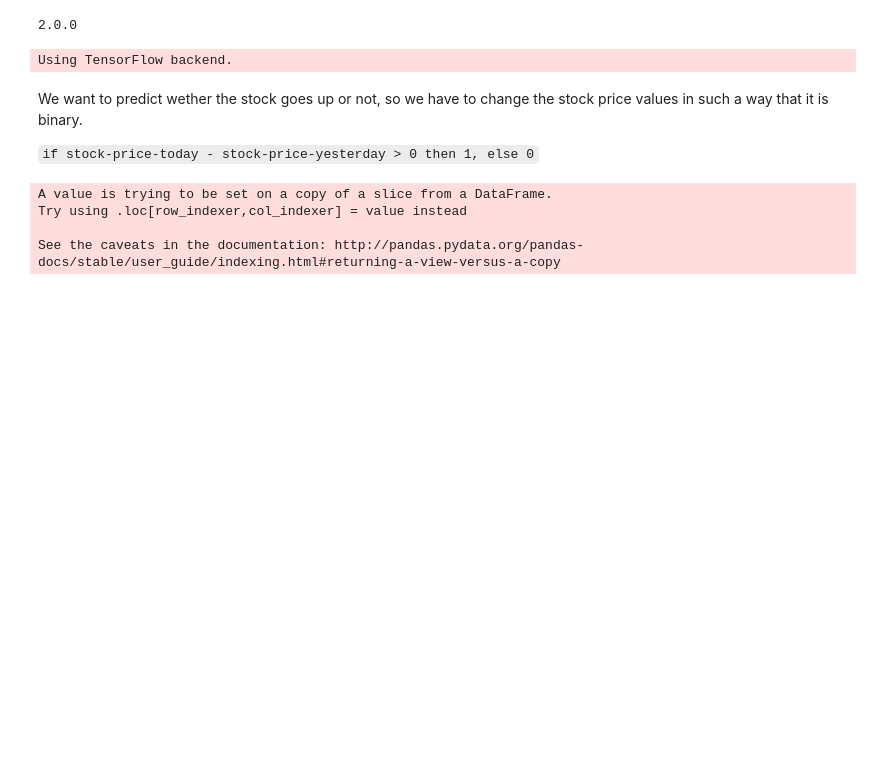
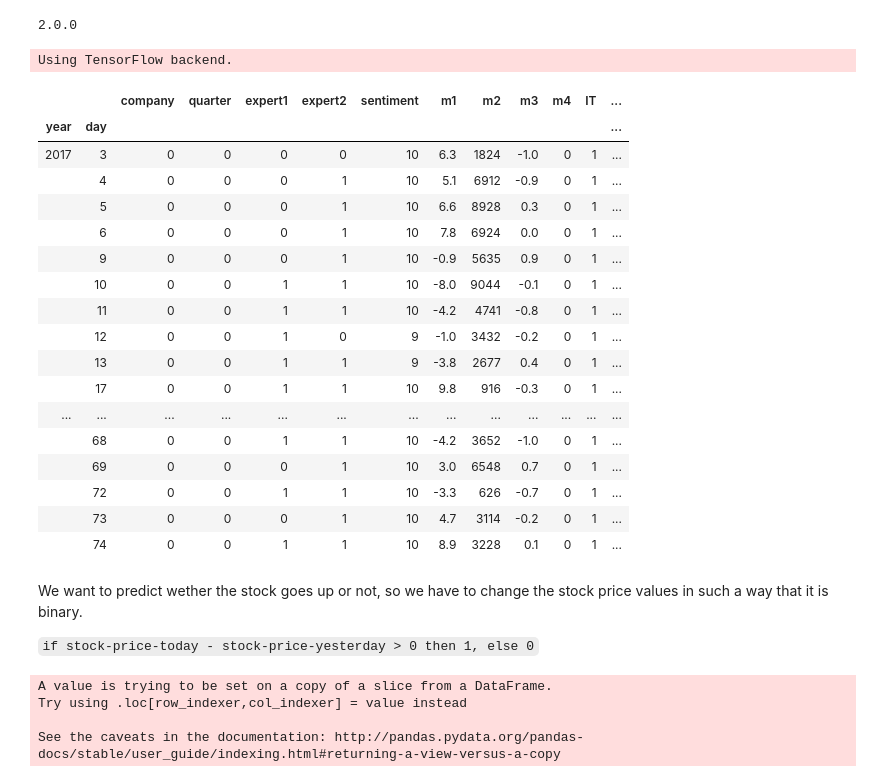
Before and after one commit to Abeldewit/BeatTheMarket, a Jupyter notebook: DLAssignment1.ipynb, the cells around one changed output. Cells and saved outputs as stored; diff of their text form; code cells hidden in the pictures; blank space fills up the shorter version.

```diff
--- a/DLAssignment1.ipynb
+++ b/DLAssignment1.ipynb
@@ -19,28 +19,52 @@ Using TensorFlow backend.
 # %%
 info_data = pd.read_csv("data/info.txt", sep='\s+')
 market_analysis = pd.read_csv("data/market_analysis.txt", sep='\s+')
 market_segments = pd.read_csv("data/market_segments.txt", sep='\s+')
 stock_prices = pd.read_csv("data/stock_prices.txt", sep='\s+')
 
 # Do something with all our data so we can feed it to the NN
 dataframe = info_data
 
 # 'One hot encoding' the segments
 dataframe["IT"] = dataframe['company'].apply(lambda x: 0 if x == 1 else 1)
 dataframe["BIO"] = dataframe['company'].apply(lambda x: 1 if x == 1 else 0)
 #dataframe["trend"] = market_analysis['trend']
 dataframe["stock-price"] = stock_prices['stock-price']
 
 # Setting the indexes as the date
 dataframe.set_index(['year', 'day'], inplace=True)
 
 
 # For now we dont use some data
 # del dataframe['sentiment']
 # del dataframe['m1']
 # del dataframe['m2']
 # del dataframe['m3']
 # del dataframe['m4']
+# del dataframe['IT']
+# del dataframe['BIO']
+
+
+dataframe.head(50)
+# %% [output]
+|  |  | company | quarter | expert1 | expert2 | sentiment | m1 | m2 | m3 | m4 | IT | ... |
+| year | day |  |  |  |  |  |  |  |  |  |  | ... |
+| 2017 | 3 | 0 | 0 | 0 | 0 | 10 | 6.3 | 1824 | -1.0 | 0 | 1 | ... |
+|  | 4 | 0 | 0 | 0 | 1 | 10 | 5.1 | 6912 | -0.9 | 0 | 1 | ... |
+|  | 5 | 0 | 0 | 0 | 1 | 10 | 6.6 | 8928 | 0.3 | 0 | 1 | ... |
+|  | 6 | 0 | 0 | 0 | 1 | 10 | 7.8 | 6924 | 0.0 | 0 | 1 | ... |
+|  | 9 | 0 | 0 | 0 | 1 | 10 | -0.9 | 5635 | 0.9 | 0 | 1 | ... |
+|  | 10 | 0 | 0 | 1 | 1 | 10 | -8.0 | 9044 | -0.1 | 0 | 1 | ... |
+|  | 11 | 0 | 0 | 1 | 1 | 10 | -4.2 | 4741 | -0.8 | 0 | 1 | ... |
+|  | 12 | 0 | 0 | 1 | 0 | 9 | -1.0 | 3432 | -0.2 | 0 | 1 | ... |
+|  | 13 | 0 | 0 | 1 | 1 | 9 | -3.8 | 2677 | 0.4 | 0 | 1 | ... |
+|  | 17 | 0 | 0 | 1 | 1 | 10 | 9.8 | 916 | -0.3 | 0 | 1 | ... |
+| ... | ... | ... | ... | ... | ... | ... | ... | ... | ... | ... | ... | ... |
+|  | 68 | 0 | 0 | 1 | 1 | 10 | -4.2 | 3652 | -1.0 | 0 | 1 | ... |
+|  | 69 | 0 | 0 | 0 | 1 | 10 | 3.0 | 6548 | 0.7 | 0 | 1 | ... |
+|  | 72 | 0 | 0 | 1 | 1 | 10 | -3.3 | 626 | -0.7 | 0 | 1 | ... |
+|  | 73 | 0 | 0 | 0 | 1 | 10 | 4.7 | 3114 | -0.2 | 0 | 1 | ... |
+|  | 74 | 0 | 0 | 1 | 1 | 10 | 8.9 | 3228 | 0.1 | 0 | 1 | ... |
 # %%
 # Now we split into companies
 
```
Also changed, not shown: parts of 7 cells of this notebook, 12 other files.
